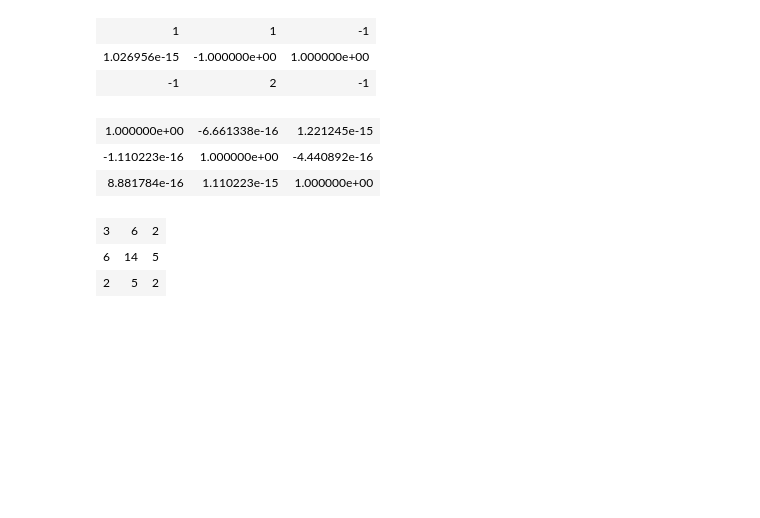
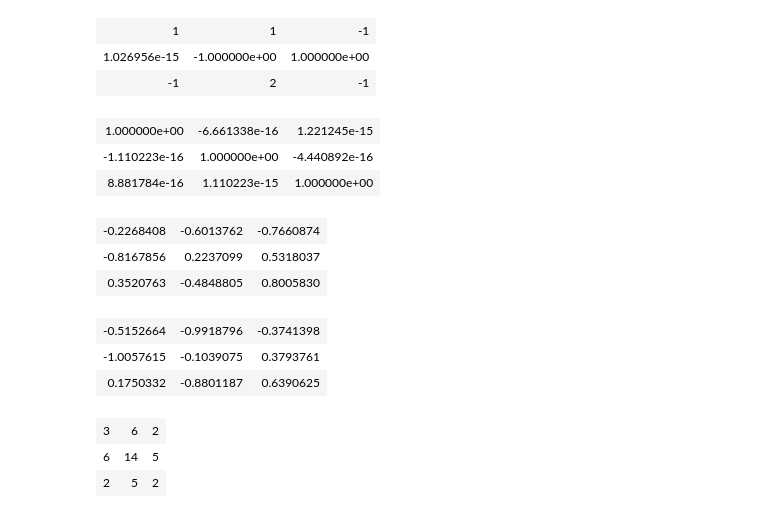
Before and after one commit to pbstark/Padova15, a Jupyter notebook: linAlg.ipynb, the cells around one changed output. Saved outputs shown, nothing was run; the diff lists cells and outputs as text; code cells hidden in the pictures; blank space fills up the shorter version.

```diff
--- a/linAlg.ipynb
+++ b/linAlg.ipynb
@@ -915,6 +915,18 @@ A %*% Ainv  # this should be the identity matrix
 | 1.000000e+00 | -6.661338e-16 | 1.221245e-15 |
 | -1.110223e-16 | 1.000000e+00 | -4.440892e-16 |
 | 8.881784e-16 | 1.110223e-15 | 1.000000e+00 |
+# %%
+# this matrix is not positive-definite, so the eigenvector matrix is not orthogonal: its
+# transpose is not its inverse. Let's verify that:
+t(decomp$vectors)
+solve(decomp$vectors)
+# %% [output]
+| -0.2268408 | -0.6013762 | -0.7660874 |
+| -0.8167856 | 0.2237099 | 0.5318037 |
+| 0.3520763 | -0.4848805 | 0.8005830 |
+| -0.5152664 | -0.9918796 | -0.3741398 |
+| -1.0057615 | -0.1039075 | 0.3793761 |
+| 0.1750332 | -0.8801187 | 0.6390625 |
 # %%
 # Now let's try it with a positive-definite matrix. We can make a positive definite matrix from a nonsingular matrix
 Apd <- t(A) %*% A;
```
Also changed, not shown: parts of 9 cells of this notebook, 3 other files.
